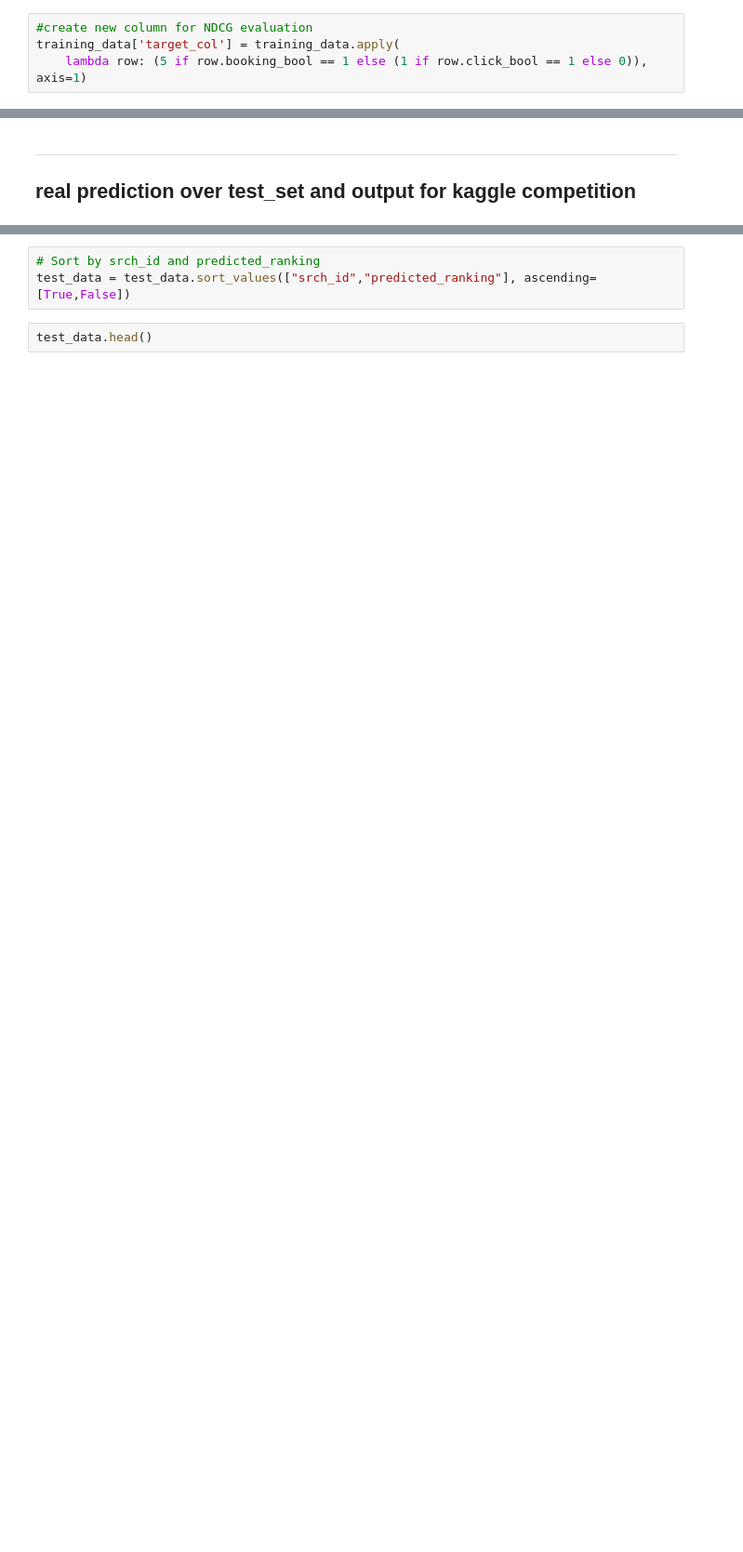
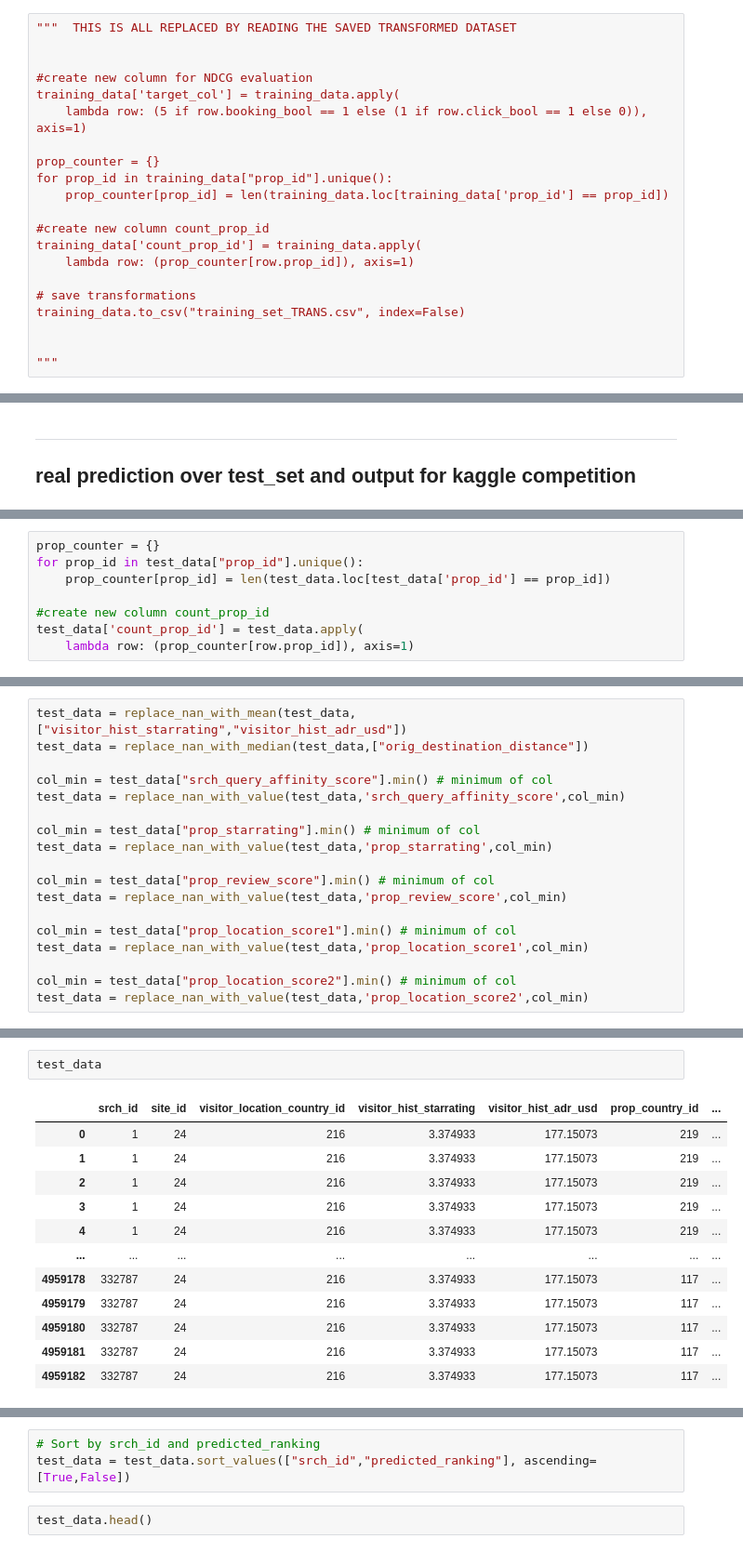
Before and after one commit to martinpucheuaviles/dmt_assignment2-, a Jupyter notebook: dmt_assignment_2_v2.ipynb, the cells around one changed output, grey strips where cells are left out. Shown at 93% size. Drawn from its saved outputs; the diff is of its cells as text; blank space fills up the shorter version.

```diff
--- a/dmt_assignment_2_v2.ipynb
+++ b/dmt_assignment_2_v2.ipynb
@@ -67,4 +97,21 @@ training_data  = pd.read_csv("training_set_VU_DM.csv")
 # %%
+"""  THIS IS ALL REPLACED BY READING THE SAVED TRANSFORMED DATASET
+
+
 #create new column for NDCG evaluation
 training_data['target_col'] = training_data.apply(
     lambda row: (5 if row.booking_bool == 1 else (1 if row.click_bool == 1 else 0)), axis=1)
+
+prop_counter = {}
+for prop_id in training_data["prop_id"].unique():
+    prop_counter[prop_id] = len(training_data.loc[training_data['prop_id'] == prop_id])
+
+#create new column count_prop_id
+training_data['count_prop_id'] = training_data.apply(
+    lambda row: (prop_counter[row.prop_id]), axis=1)
+
+# save transformations
+training_data.to_csv("training_set_TRANS.csv", index=False)
+
+
+"""
@@ -290,0 +346,8 @@ print("--> NDCG : ", ndcg_score([y_test],[X_test["predicted_ranking"]]))
+# %%
+prop_counter = {}
+for prop_id in test_data["prop_id"].unique():
+    prop_counter[prop_id] = len(test_data.loc[test_data['prop_id'] == prop_id])
+
+#create new column count_prop_id
+test_data['count_prop_id'] = test_data.apply(
+    lambda row: (prop_counter[row.prop_id]), axis=1)
@@ -290,0 +360,18 @@ print("--> NDCG : ", ndcg_score([y_test],[X_test["predicted_ranking"]]))
+# %%
+test_data = replace_nan_with_mean(test_data,["visitor_hist_starrating","visitor_hist_adr_usd"])
+test_data = replace_nan_with_median(test_data,["orig_destination_distance"])
+
+col_min = test_data["srch_query_affinity_score"].min() # minimum of col
+test_data = replace_nan_with_value(test_data,'srch_query_affinity_score',col_min)
+
+col_min = test_data["prop_starrating"].min() # minimum of col
+test_data = replace_nan_with_value(test_data,'prop_starrating',col_min)
+
+col_min = test_data["prop_review_score"].min() # minimum of col
+test_data = replace_nan_with_value(test_data,'prop_review_score',col_min)
+
+col_min = test_data["prop_location_score1"].min() # minimum of col
+test_data = replace_nan_with_value(test_data,'prop_location_score1',col_min)
+
+col_min = test_data["prop_location_score2"].min() # minimum of col
+test_data = replace_nan_with_value(test_data,'prop_location_score2',col_min)
@@ -290,0 +381,15 @@ print("--> NDCG : ", ndcg_score([y_test],[X_test["predicted_ranking"]]))
+# %%
+test_data
+# %% [output]
+|  | srch_id | site_id | visitor_location_country_id | visitor_hist_starrating | visitor_hist_adr_usd | prop_country_id | ... |
+| 0 | 1 | 24 | 216 | 3.374933 | 177.15073 | 219 | ... |
+| 1 | 1 | 24 | 216 | 3.374933 | 177.15073 | 219 | ... |
+| 2 | 1 | 24 | 216 | 3.374933 | 177.15073 | 219 | ... |
+| 3 | 1 | 24 | 216 | 3.374933 | 177.15073 | 219 | ... |
+| 4 | 1 | 24 | 216 | 3.374933 | 177.15073 | 219 | ... |
+| ... | ... | ... | ... | ... | ... | ... | ... |
+| 4959178 | 332787 | 24 | 216 | 3.374933 | 177.15073 | 117 | ... |
+| 4959179 | 332787 | 24 | 216 | 3.374933 | 177.15073 | 117 | ... |
+| 4959180 | 332787 | 24 | 216 | 3.374933 | 177.15073 | 117 | ... |
+| 4959181 | 332787 | 24 | 216 | 3.374933 | 177.15073 | 117 | ... |
+| 4959182 | 332787 | 24 | 216 | 3.374933 | 177.15073 | 117 | ... |
```
Also changed, not shown: parts of 52 cells of this notebook.
